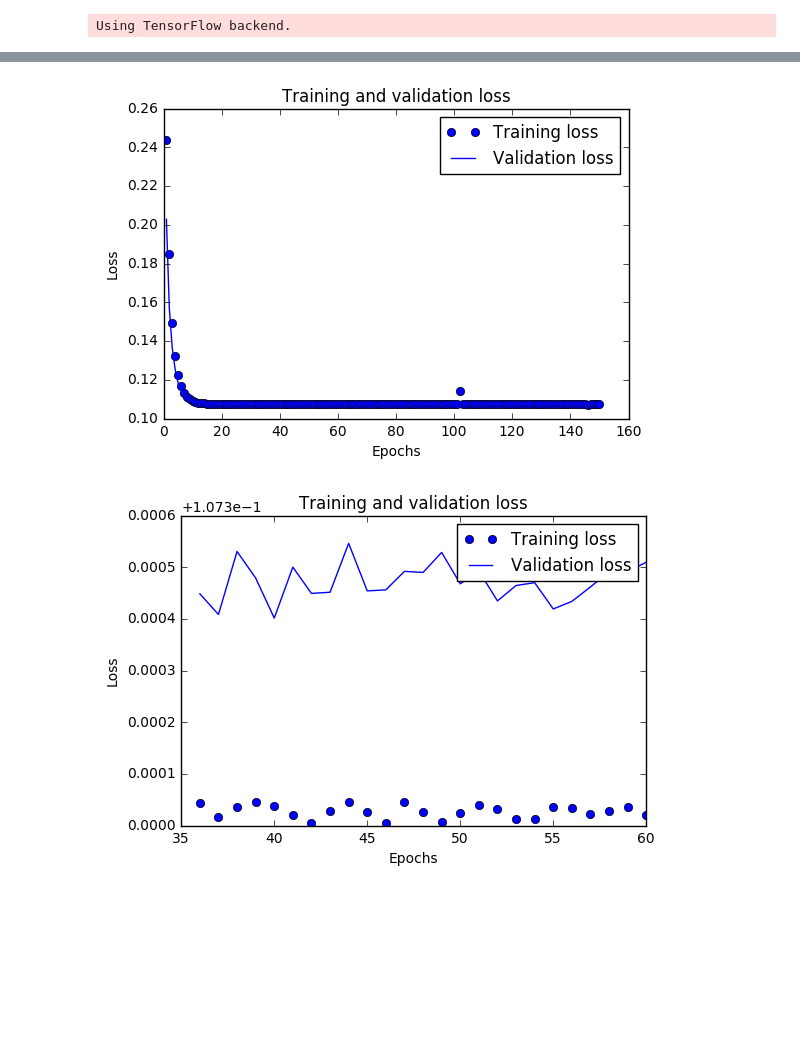
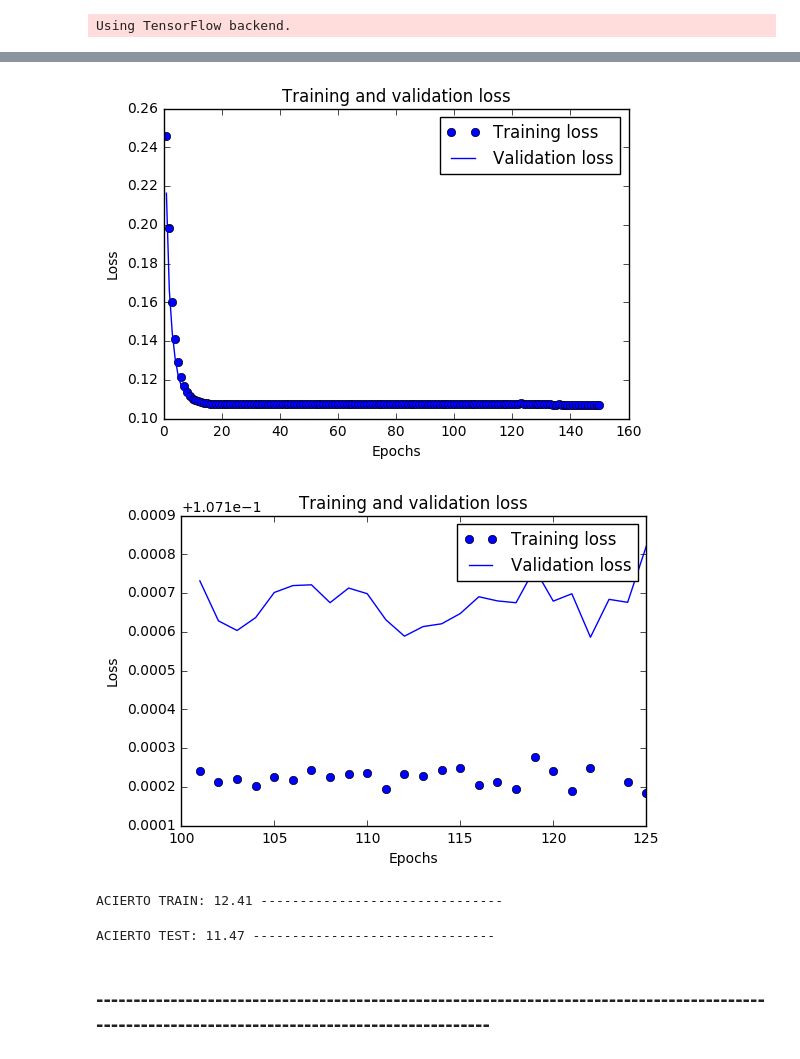
Before and after one commit to ccasanoval/LotoRNN, a Jupyter notebook: Loto.ipynb, the cells around one changed output, grey strips where cells are left out. Cells and saved outputs as stored; diff of their text form; code cells hidden in the pictures; blank space fills up the shorter version.

Commit message:
Experimentando con diferentes modelos de red

```diff
--- a/Loto.ipynb
+++ b/Loto.ipynb
@@ -88,19 +157,0 @@ def traduce_uno(pred):
-# %%
-#Cargar datos
-datos = pd.read_csv('Primitiva_2013_2018.csv')
-
-datos = datos.drop(labels=['comp'], axis=1)
-
-print(datos.head())
-print()
-#Poner los datos mas recientes al final...
-datos = datos.reindex(index=datos.index[::-1])
-print(datos.head())
-print()
-
-max = datos.max(1).max()
-min = datos.min(1).min()
-print("MAX: ", max)#49
-print("MIN: ", min)# 1
-print("DIM: ", datos.shape)
-features = max - min +1
@@ -170,3 +158,20 @@ print("...")
+# %%
+numeros = datos.drop(labels=['fecha'], axis=1)
+
+log("----------------------------------------\n")
+log(numeros.head())
+log("----------------------------------------\n")
+log(np.array(numeros))
+log("----------------------------------------\n")
+
+num_hot = vectorize_all(np.array(numeros))
+
+log(num_hot)
+log("----------")
+log(devectorize_one(num_hot[0]))
+log(devectorize_one(num_hot[1]))
+log(devectorize_one(num_hot[2]))
+log("...")
 # %%
 #Divide los datos en secuencias que el modelo tendrá que aprender
 seq_len = 100
@@ -341,5 +311,5 @@ TIME:  8 m   32 s
 # %%
 print("Val.Loss: ", hist.history['val_loss'][epochs-1])
 grafica(hist)
-grafica(hist, 35, 60)
+grafica(hist, 100,125)
 # %% [output]
@@ -347,2 +317,32 @@ Val.Loss:  0.10769730061292648
-[figure, old version]
+[figure, new version]
-[figure, old version]
+[figure, new version]
+# %%
+#Error Train
+numeros_ganadores = translate_all(model.predict(x_train))
+error = calc_error_all(numeros_ganadores, devectorize_all(y_train))
+err = 0
+for x in error:
+    err += x
+
+error100 = err/len(error)
+acierto100 = 100 - error100
+#print("\nERROR   TRAIN: %.2f -------------------------------" % error100)
+print("\nACIERTO TRAIN: %.2f -------------------------------\n" % acierto100)
+# %% [output]
+ACIERTO TRAIN: 12.41 -------------------------------
+# %%
+#Error Test
+numeros_ganadores = translate_all(model.predict(x_test))
+
+error = calc_error_all(numeros_ganadores, devectorize_all(y_test))
+log("ERROR: ", error)
+err = 0
+for x in error:
+    err += x
+
+error100 = err/len(error)
+acierto100 = 100 - error100
+#print("\nERROR:  TEST: %.2f -------------------------------" % error100)
+print("\nACIERTO TEST: %.2f -------------------------------\n" % acierto100)
+# %% [output]
+ACIERTO TEST: 11.47 -------------------------------
@@ -349 +352,3 @@ Val.Loss:  0.10769730061292648
+# %% [markdown]
+### -----------------------------------------------------------------------------------------------------------------------------------------------
 # %%
```
Also changed, not shown: parts of 39 cells of this notebook, 2 other files.
